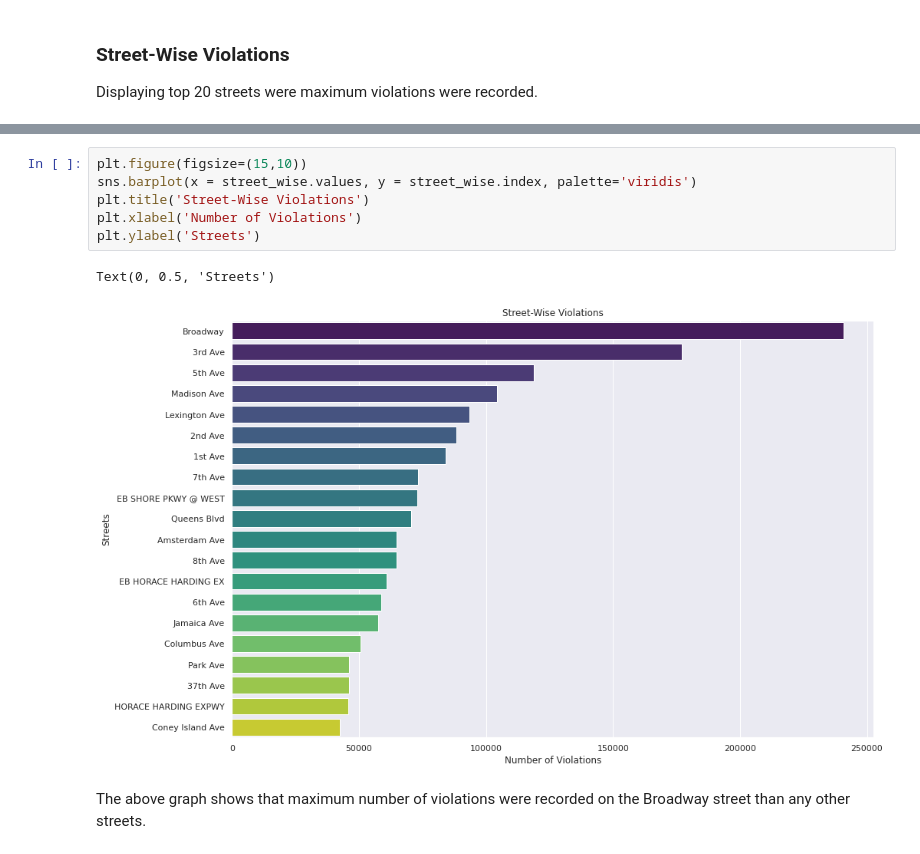
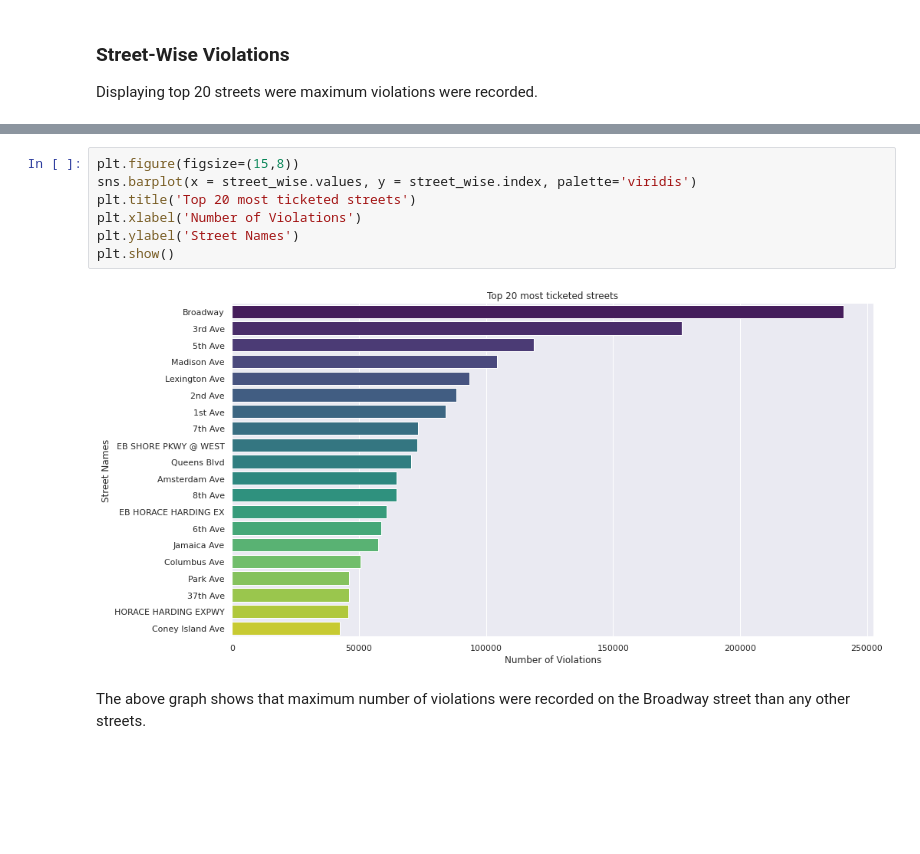
Before and after one commit to Amruta-Nadgouda/DataMiningProject, a Jupyter notebook: CMPE255_EDA_NYCParkingTickets.ipynb, the cells around one changed output, grey strips where cells are left out. Saved outputs shown, nothing was run; the diff lists cells and outputs as text; blank space fills up the shorter version.

```diff
--- a/CMPE255_EDA_NYCParkingTickets.ipynb
+++ b/CMPE255_EDA_NYCParkingTickets.ipynb
@@ -313,14 +312,14 @@ HORACE HARDING EXPWY     45806
 Coney Island Ave         42504
 Name: Street Name, dtype: int64
 # %%
-plt.figure(figsize=(15,10))
+plt.figure(figsize=(15,8))
 sns.barplot(x = street_wise.values, y = street_wise.index, palette='viridis')
-plt.title('Street-Wise Violations')
+plt.title('Top 20 most ticketed streets')
 plt.xlabel('Number of Violations')
-plt.ylabel('Streets')
+plt.ylabel('Street Names')
+plt.show()
 # %% [output]
-Text(0, 0.5, 'Streets')
-[figure, old version]
+[figure, new version]
 # %% [markdown]
 The above graph shows that maximum number of violations were recorded on the Broadway street than any other streets.
 # %% [markdown]
```
Also changed, not shown: parts of 7 cells of this notebook.
